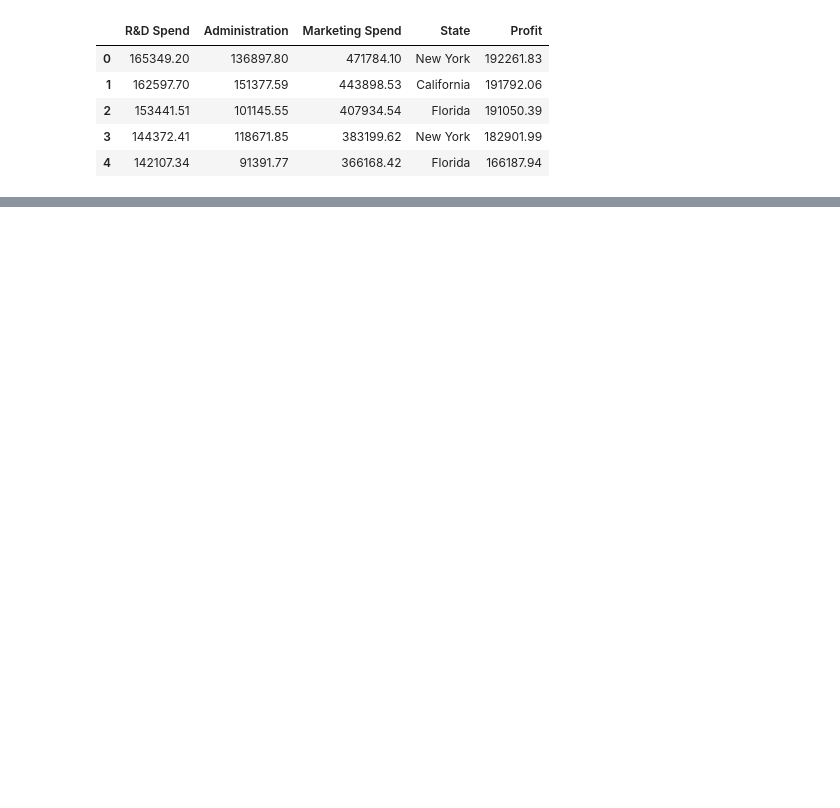
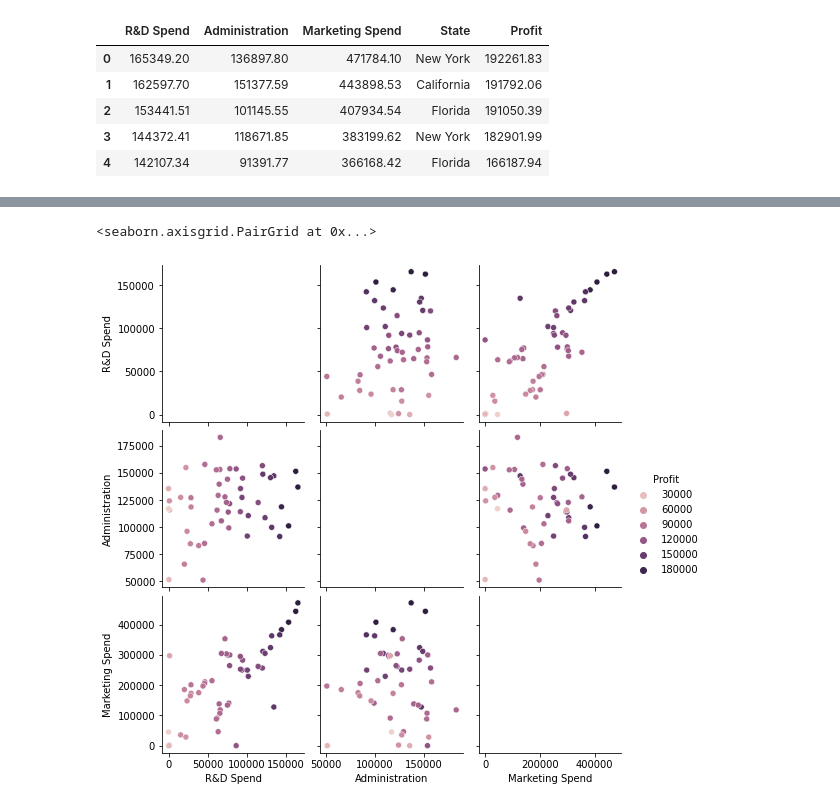
Before and after one commit to arnob016/PyClass, a Jupyter notebook: AI Lab Report/Lab Report 4.ipynb, the cells around one changed output, grey strips where cells are left out. Drawn from its saved outputs; the diff is of its cells as text; code cells hidden in the pictures; blank space fills up the shorter version.

```diff
--- a/AI Lab Report/Lab Report 4.ipynb
+++ b/AI Lab Report/Lab Report 4.ipynb
@@ -32,0 +44,6 @@ sns.pairplot(df)
+# %%
+data.head()
+sns.pairplot(data, hue="Profit")
+# %% [output]
+<seaborn.axisgrid.PairGrid at 0x...>
+[figure, added]
```
Also changed, not shown: parts of 12 cells of this notebook, 3 other files.
